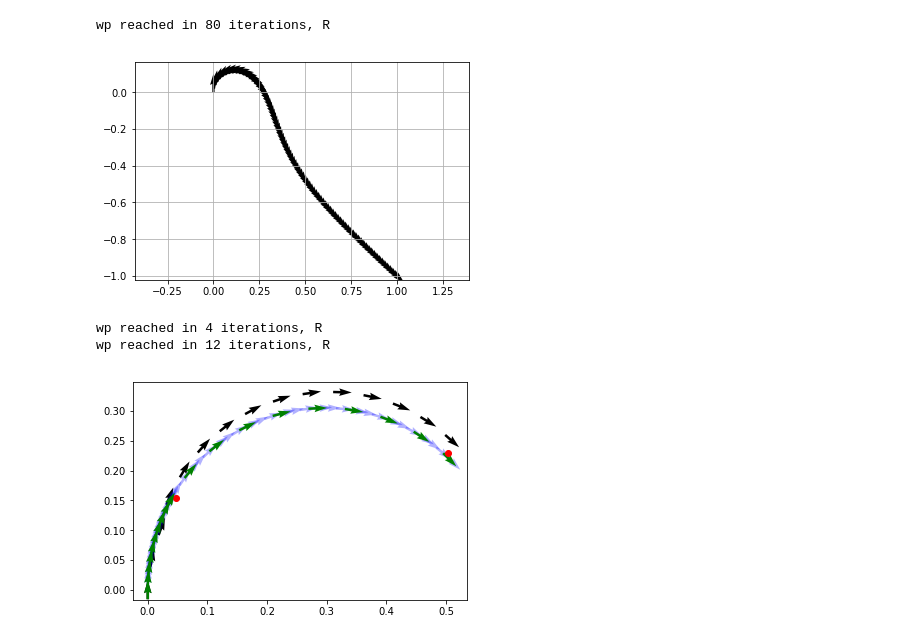
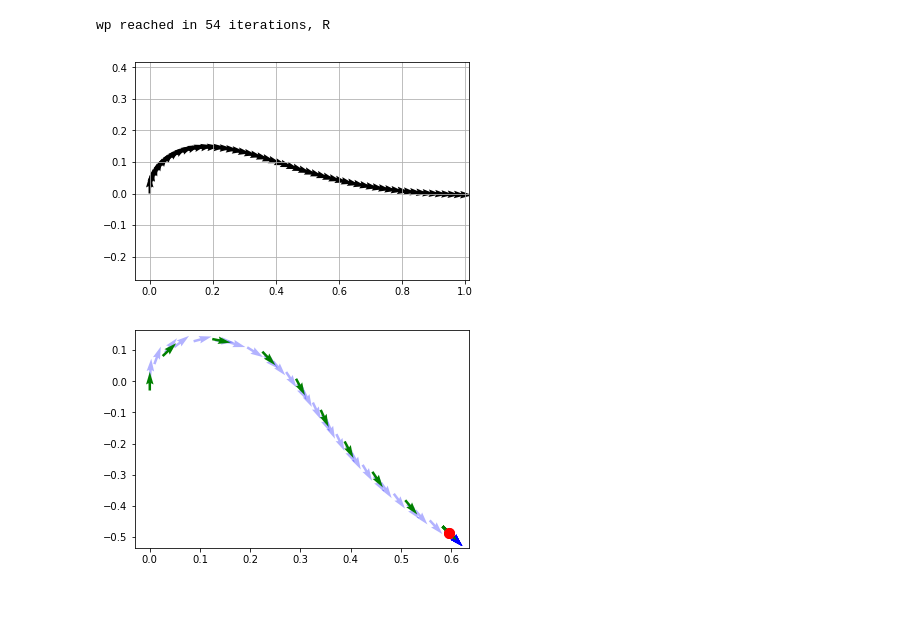
Before and after one commit to tobiasfriden/master_thesis, a Jupyter notebook: Motion primitives.ipynb, the cells around one changed output. Drawn from its saved outputs; the diff is of its cells as text; code cells hidden in the pictures; blank space fills up the shorter version.

```diff
--- a/Motion primitives.ipynb
+++ b/Motion primitives.ipynb
@@ -33,19 +16,0 @@ def create_f_dyn(x, u, x_init):
-# %%
-# state-space equation
-def create_f(x, u, x_init, L1):
-    dist_g = np.linalg.norm([x[0]-u[0], x[1] - u[1]])
-    theta_g = atan2(u[1] - x_init[1], u[0] - x_init[0])
-    d = -x[0]*sin(theta_g) + x[1]*cos(theta_g)
-    l = fmin(L1, dist_g+0.01)
-    eta1 = d/l
-    eta2 = np.pi/2 - (x[2] + theta_g)
-    eta = eta1 + eta2
-    V = u[2]
-    th_dot = fmin(2*V/l*(eta), np.pi/12)
-    return Function(
-        'f',
-        [x, u],
-        [vertcat(V*sin(x[2]), V*cos(x[2]), th_dot)],
-        ['x', 'u'],
-        ['xdot']
-    )
@@ -52,12 +42,11 @@ def create_f(x, u, x_init, L1):
 # %%
-def sim_seq(U, X_init=np.array([0, 0, 0]), L1=0.3, wp_R=0.05):
+def sim_seq(U, X_init=np.array([0, 0, 0]), L1=0.3, wp_R=0.05, dt=1):
     X_sim = np.zeros((nx, 1))
     X_sim[:, 0] = X_init
     for i in range(len(U)):
         X_start = X_sim[:, -1]
         f_sim = create_f(MX.sym('x', nx), MX.sym('u', nu), X_start[:2], L1)
         Uk = U[i]
-        dt = 1
         for i in range(1, 200):
             # RK4 integration
             k1 = f_sim(X_sim[:, -1], Uk)
@@ -125,23 +114,6 @@ def gen_init_sim(X_sim, N_i, nIt, n_c):
         N_init += [end-start]
 
     return X_init, U_init, S_init, N_init
-# %%
-opti = casadi.Opti()
-
-X=[]
-Xc=[]
-U=[]
-S=[]
-
-Xs = np.array([0.0, 0.0, 0]) # start position
-Xg = [1, -1, 3*np.pi/4] # goal position
-X_min = [-2, -2, 0]
-X_max = [2, 2, 2*np.pi]
-V_init = 0.03 # constant velocity
-V_min = 0.075
-V_max = 0.1
-L1 = .3#*V/np.pi#(1/np.pi)*.7*V # constant dT, zeta=0.7
-wp_R = 0.05 #wp vicinity radius
 # %%
 default_opts = {
     'Xs': np.array([0.0, 0.0, 0]),
@@ -384,15 +374,13 @@ wp reached in 4 iterations, R
 # %%
-mp = MotionPrimitive(Xg=np.array([1, -1, 3*np.pi/4]))
+mp = MotionPrimitive(Xg=np.array([1, 0, 3*np.pi/4]))
 mp.sim(plot=True)
 mp.setup()
 mp.solve()
 mp.plot_solution()
 # %% [output]
-wp reached in 80 iterations, R
+wp reached in 54 iterations, R
-[figure, old version]
+[figure, new version]
-wp reached in 4 iterations, R
-wp reached in 12 iterations, R
-[figure, old version]
+[figure, new version]
 # %%
 mp = MotionPrimitive(Xg=np.array([1, -1, np.pi]))
 mp.sim(plot=True)
```
Also changed, not shown: parts of 7 cells of this notebook.
